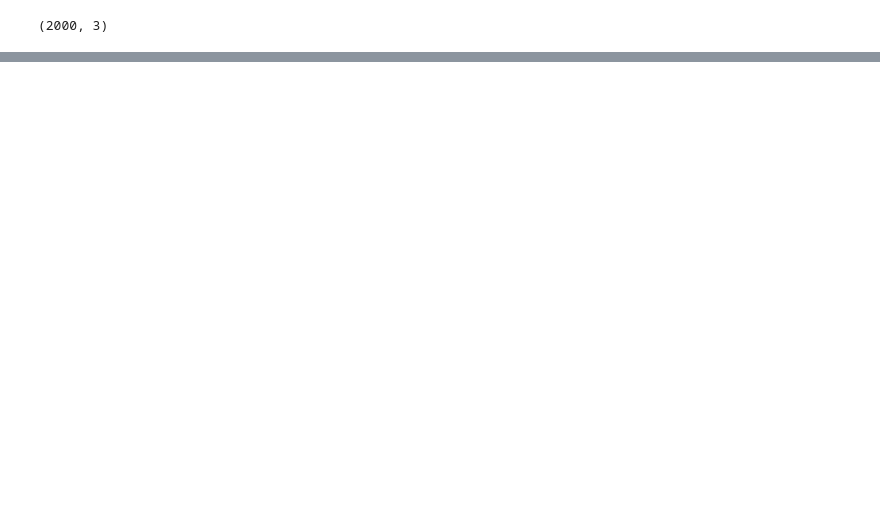
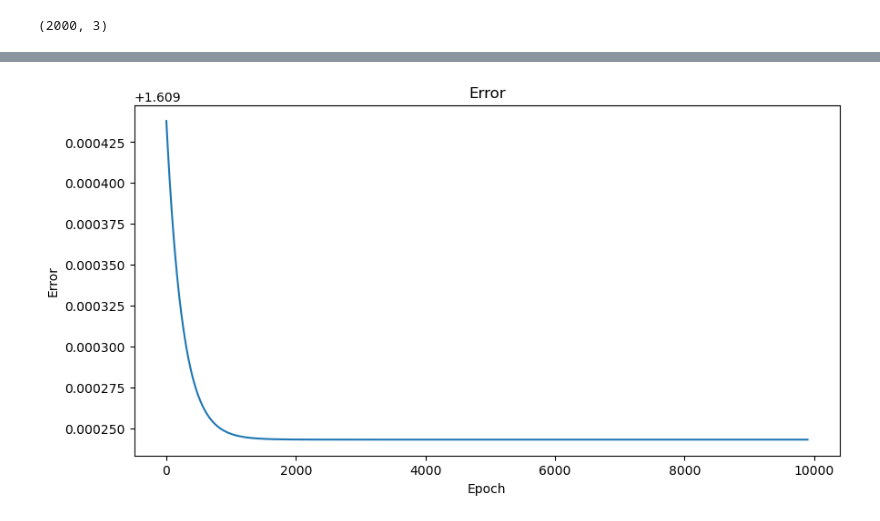
Before and after one commit to Md-Hasib-Askari/CVPR, a Jupyter notebook: MID/Assignment2.ipynb, the cells around one changed output, grey strips where cells are left out. Cells and saved outputs as stored; diff of their text form; code cells hidden in the pictures; blank space fills up the shorter version.

Commit message:
explored different variations of neural architectures and added discussion for the findings

```diff
--- a/MID/Assignment2.ipynb
+++ b/MID/Assignment2.ipynb
@@ -45,0 +57,4 @@ dataset[1].shape
+# %%
+# generate data
+X_linear, y_linear = dataset_linear[:, :3], dataset_linear[:, 3].astype(int)
+X_spiral, y_spiral = dataset_spiral[0], dataset_spiral[1].astype(int)
@@ -321,0 +366,14 @@ print(NN.predict(np.array(X[:10])))
+# %%
+NN2 = NeuralNetwork(hidden1_size=10, hidden2_size=10, hidden3_size=10)
+for i in range(10000):
+    NN2.train(X_train, y_train_one_hot)
+    loss = NN2.error
+    display.clear_output(wait=True)
+    if i % 100 == 0:
+      plt.figure(figsize=(10, 5))
+      plt.plot(loss)
+      plt.title("Error")
+      plt.xlabel("Epoch")
+      plt.ylabel("Error")
+      plt.show()
+      print("Epoch: ", i, "Loss: ", loss[-1])
@@ -321,0 +403,16 @@ print(NN.predict(np.array(X[:10])))
+# %%
+NN3 = NeuralNetwork(hidden1_size=1, hidden2_size=1, hidden3_size=1)
+for i in range(10000):
+    NN3.train(X_train, y_train_one_hot)
+    loss = NN3.error
+    display.clear_output(wait=True)
+    if i % 100 == 0:
+      plt.figure(figsize=(10, 5))
+      plt.plot(loss)
+      plt.title("Error")
+      plt.xlabel("Epoch")
+      plt.ylabel("Error")
+      plt.show()
+      print("Epoch: ", i, "Loss: ", loss[-1])
+# %% [output]
+[figure, added]
```
Also changed, not shown: parts of 33 cells of this notebook.
